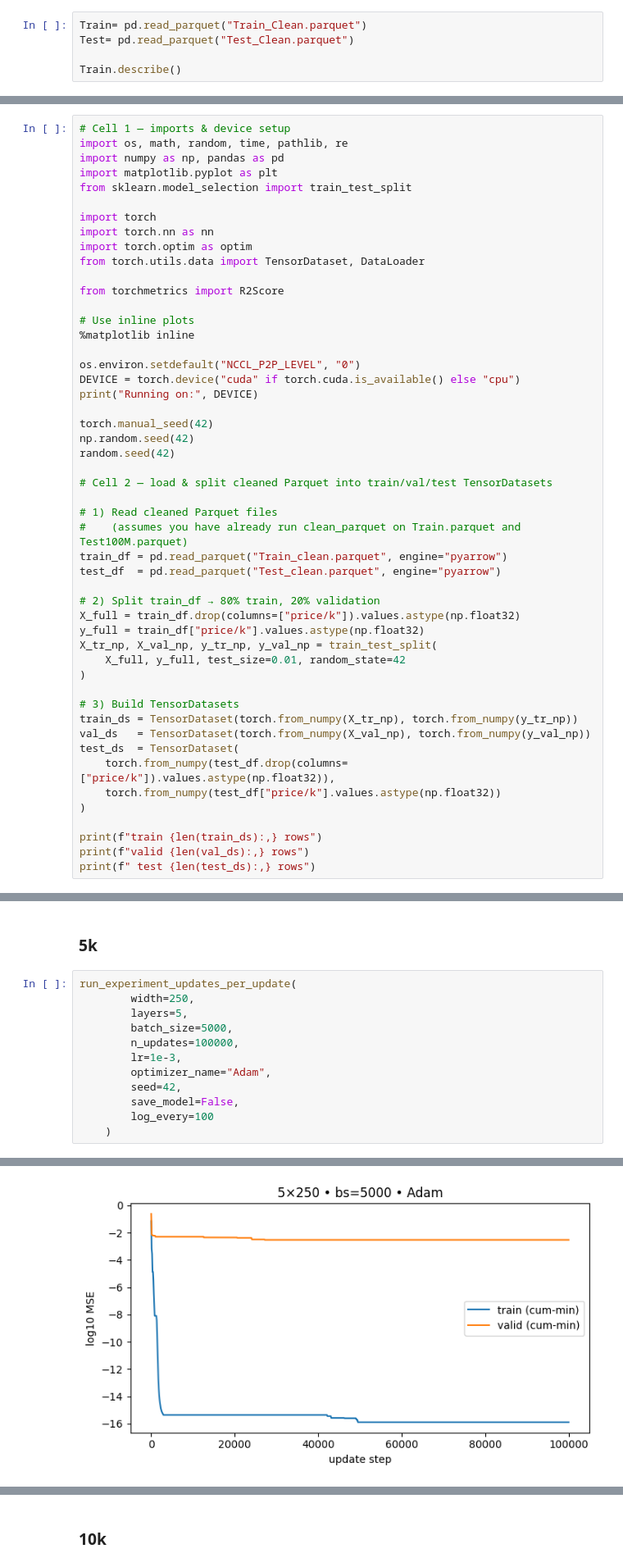
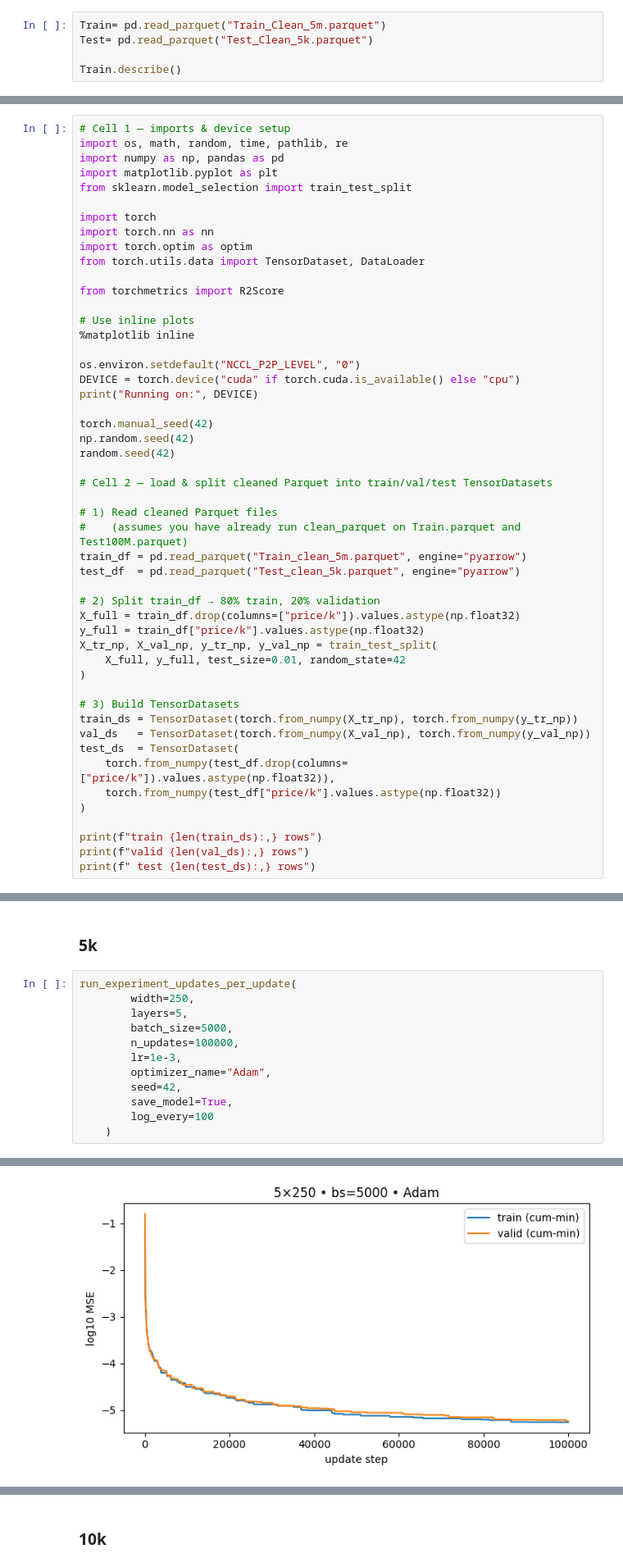
Before and after one commit to JPfaff23/Summer-Research, a Jupyter notebook: Monte Carlo Data Generation/Worst of Generation/NN PR 5m.ipynb, the cells around one changed output, grey strips where cells are left out. Shown at 82% size. Saved outputs shown, nothing was run; the diff lists cells and outputs as text.

```diff
--- a/Monte Carlo Data Generation/Worst of Generation/NN PR 5m.ipynb
+++ b/Monte Carlo Data Generation/Worst of Generation/NN PR 5m.ipynb
@@ -89,6 +89,6 @@ clean_parquet("Test_New.parquet",  "Test_Clean.parquet")
 # %%
-Train= pd.read_parquet("Train_Clean.parquet")
-Test= pd.read_parquet("Test_Clean.parquet")
+Train= pd.read_parquet("Train_Clean_5m.parquet")
+Test= pd.read_parquet("Test_Clean_5k.parquet")
 
 Train.describe()
 # %% [output]
@@ -144,8 +144,8 @@ random.seed(42)
 
 # 1) Read cleaned Parquet files
 #    (assumes you have already run clean_parquet on Train.parquet and Test100M.parquet)
-train_df = pd.read_parquet("Train_clean.parquet", engine="pyarrow")
-test_df  = pd.read_parquet("Test_clean.parquet", engine="pyarrow")
+train_df = pd.read_parquet("Train_clean_5m.parquet", engine="pyarrow")
+test_df  = pd.read_parquet("Test_clean_5k.parquet", engine="pyarrow")
 
 # 2) Split train_df → 80% train, 20% validation
 X_full = train_df.drop(columns=["price/k"]).values.astype(np.float32)
@@ -1139,7 +1139,7 @@ run_experiment_updates_per_update(
         lr=1e-3,
         optimizer_name="Adam",
         seed=42,
-        save_model=False,
+        save_model=True,
         log_every=100
     )
 # %% [output]
@@ -1157 +1157 @@ run_experiment_updates_per_update(
-[figure, old version]
+[figure, new version]
```
Also changed, not shown: parts of 59 cells of this notebook, 10 other files.
